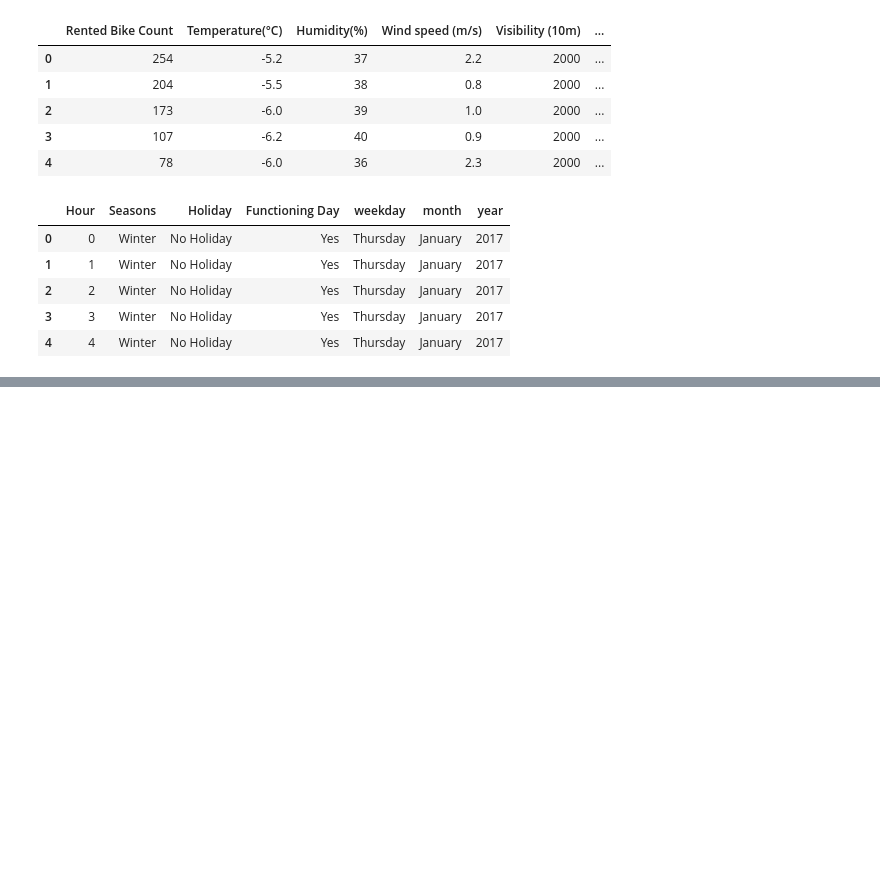
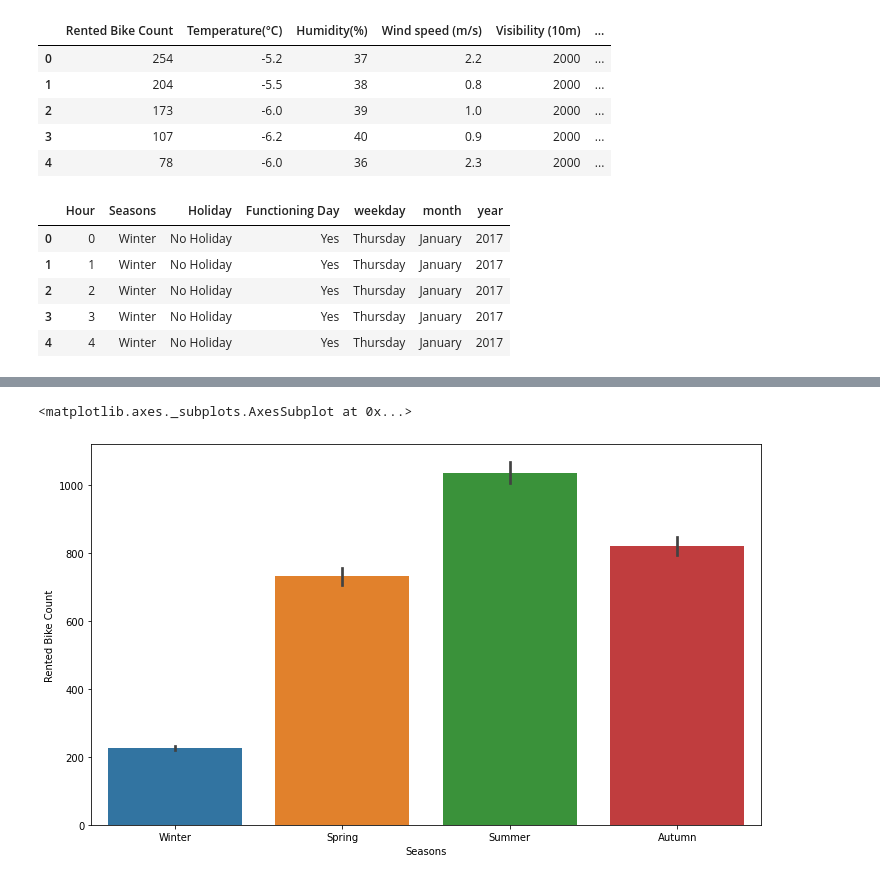
Before and after one commit to DSJibran/Seoul-Bike-Sharing-Demand-Prediction, a Jupyter notebook: Seoul_Bike_Sharing_Demand_Prediction.ipynb, the cells around one changed output, grey strips where cells are left out. Cells and saved outputs as stored; diff of their text form; code cells hidden in the pictures; blank space fills up the shorter version.

```diff
--- a/Seoul_Bike_Sharing_Demand_Prediction.ipynb
+++ b/Seoul_Bike_Sharing_Demand_Prediction.ipynb
@@ -203,0 +210,6 @@ categorical_features.head()
+# %%
+plt.figure(figsize = (12,7))
+sns.barplot(categorical_features['Seasons'], df['Rented Bike Count'])
+# %% [output]
+<matplotlib.axes._subplots.AxesSubplot at 0x...>
+[figure, added]
```
Also changed, not shown: parts of 13 cells of this notebook.
